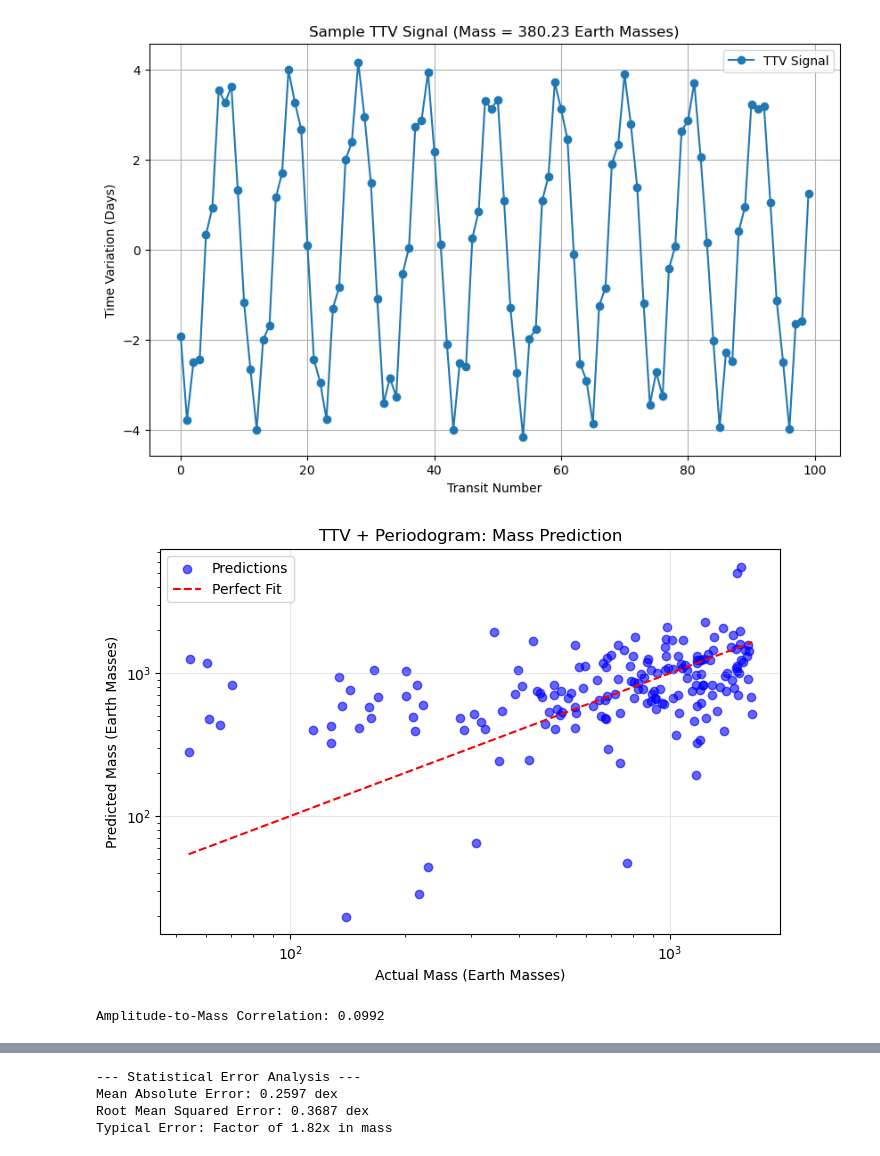
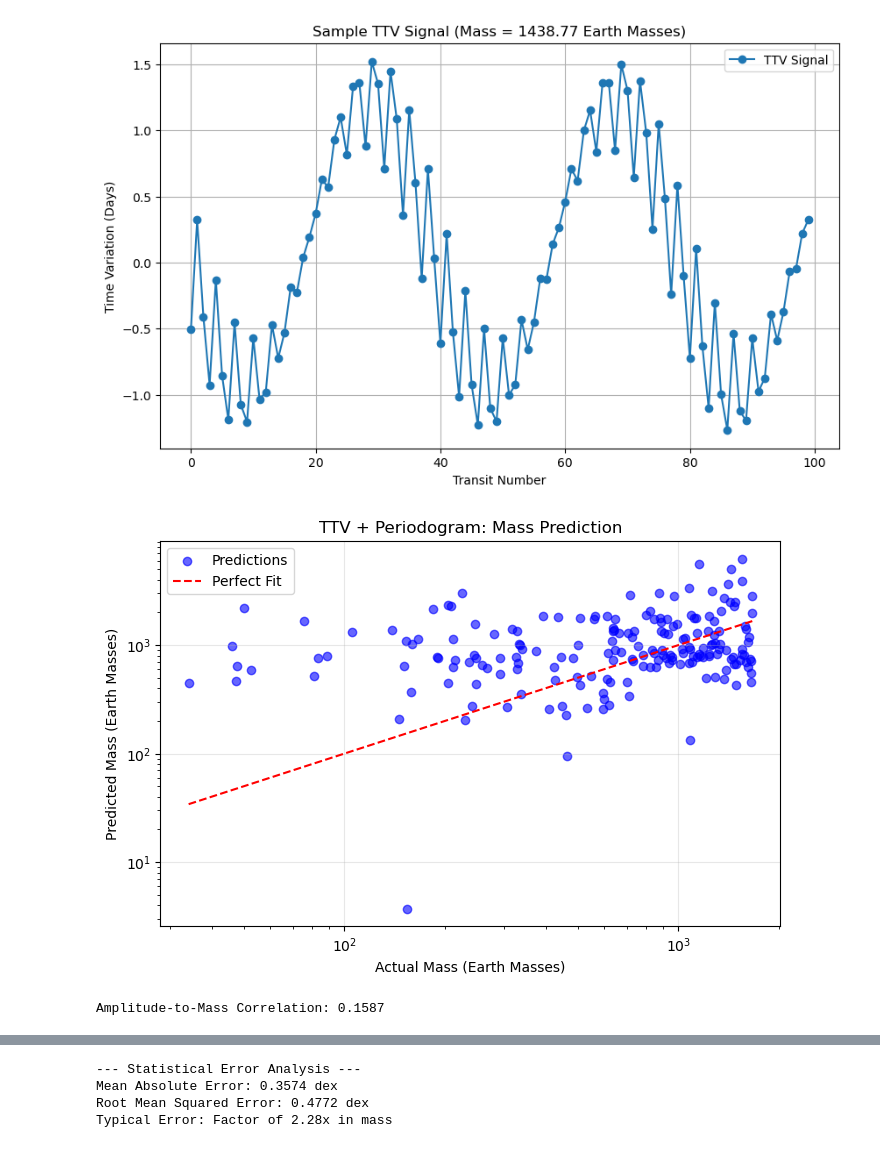
Before and after one commit to ToddingtonBear/ttv-mass-resonance, a Jupyter notebook: final.ipynb, the cells around one changed output, grey strips where cells are left out. Saved outputs shown, nothing was run; the diff lists cells and outputs as text; code cells hidden in the pictures.

```diff
--- a/final.ipynb
+++ b/final.ipynb
@@ -17,7 +17,7 @@ from scipy.stats import pearsonr
 #-----------------------------------------------------------------------------
 NUM_SIMULATIONS = 1000
 MAX_TRANSITS = 100
-USE_RESONANCES = False
+USE_RESONANCES = True
 
 SOLAR_TO_EARTH = 332946.0
 # Assuming 2*pi in simulation = 365.25 days
@@ -116,7 +116,7 @@ def generate_simulation_data(num_simulations, max_transits):
             if USE_RESONANCES:
                 ratio = np.random.choice(resonances) + np.random.uniform(-0.07, 0.07) # ratio of period to planet B
             else:
-                ratio = np.random.uniform(1.25, 2.5)
+                ratio = np.random.uniform(1.25, 2.5)#
             m_c = np.random.uniform(1e-4, 5e-3) # mass
             P_c = P_b * ratio                   # period
             e_c = np.random.uniform(0.0, 0.05)  # eccentricity
@@ -166,7 +166,7 @@ def generate_simulation_data(num_simulations, max_transits):
 
                 # Feature Construction: [Amplitude, Power Spectrum, Phys Params]
                 amp = np.std(ttv_vec)
-                phys = [P_b, ratio, e_b]    # our physical features of the planets
+                phys = [m_b, P_b, ratio, e_b]    # our physical features of the planets
 
                 features = np.hstack(([amp], power, phys)) # stack our features
                 all_features.append(features)
@@ -194,20 +194,20 @@ class MassPredictor(nn.Module):
     def __init__(self, input_size):
         super(MassPredictor, self).__init__()
         self.network = nn.Sequential(
-            nn.Linear(input_size, 256),
-            nn.BatchNorm1d(256),        # Stabilizes training by normalizing layer outputs
+            nn.Linear(input_size, 45),
+            nn.BatchNorm1d(45),        # Stabilizes training by normalizing layer outputs
             nn.LeakyReLU(0.1),          # Allows small gradients for negative values to prevent "dead neurons"
             nn.Dropout(0.1),            # Randomly zeros 10% of neurons to prevent overfitting to specific noise
 
-            nn.Linear(256, 128),
-            nn.BatchNorm1d(128),
+            nn.Linear(45, 22),
+            nn.BatchNorm1d(22),
             nn.LeakyReLU(0.1),
 
-            nn.Linear(128, 64),
-            nn.BatchNorm1d(64),
-            nn.LeakyReLU(0.1),
+            #nn.Linear(128, 64),
+            #nn.BatchNorm1d(64),
+            #nn.LeakyReLU(0.1),
 
-            nn.Linear(64, 1)
+            nn.Linear(22, 1)
         )
 
     def forward(self, x):
@@ -438,3 +438,3 @@ Early stopping at epoch 113
-[figure, old version]
+[figure, new version]
-[figure, old version]
+[figure, new version]
-Amplitude-to-Mass Correlation: 0.0992
+Amplitude-to-Mass Correlation: 0.1587
@@ -443,4 +443,4 @@ Amplitude-to-Mass Correlation: 0.0992
 --- Statistical Error Analysis ---
-Mean Absolute Error: 0.2597 dex
-Root Mean Squared Error: 0.3687 dex
-Typical Error: Factor of 1.82x in mass
+Mean Absolute Error: 0.3574 dex
+Root Mean Squared Error: 0.4772 dex
+Typical Error: Factor of 2.28x in mass
```
Also changed, not shown: parts of 1 cell of this notebook, 3 other files.
